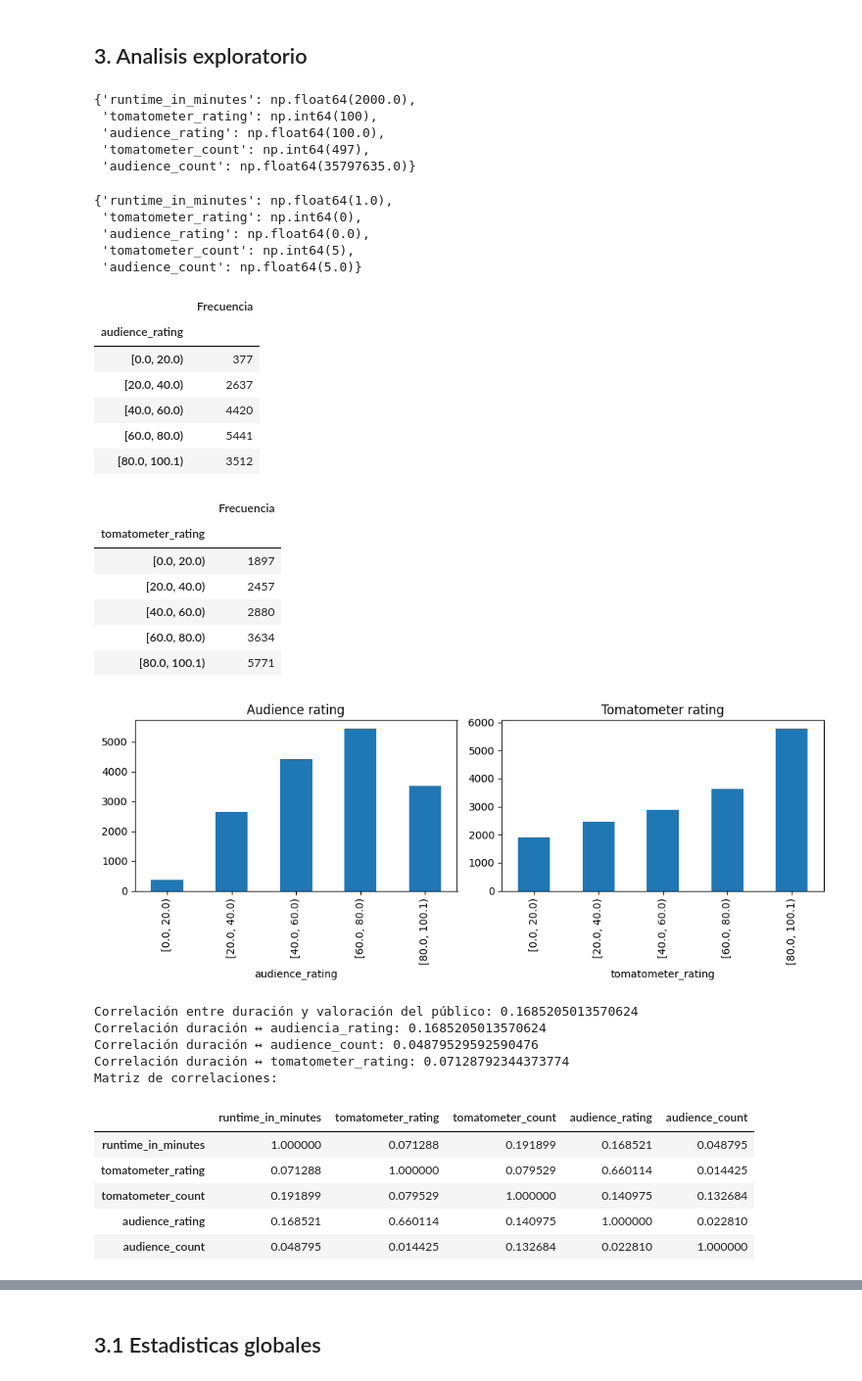
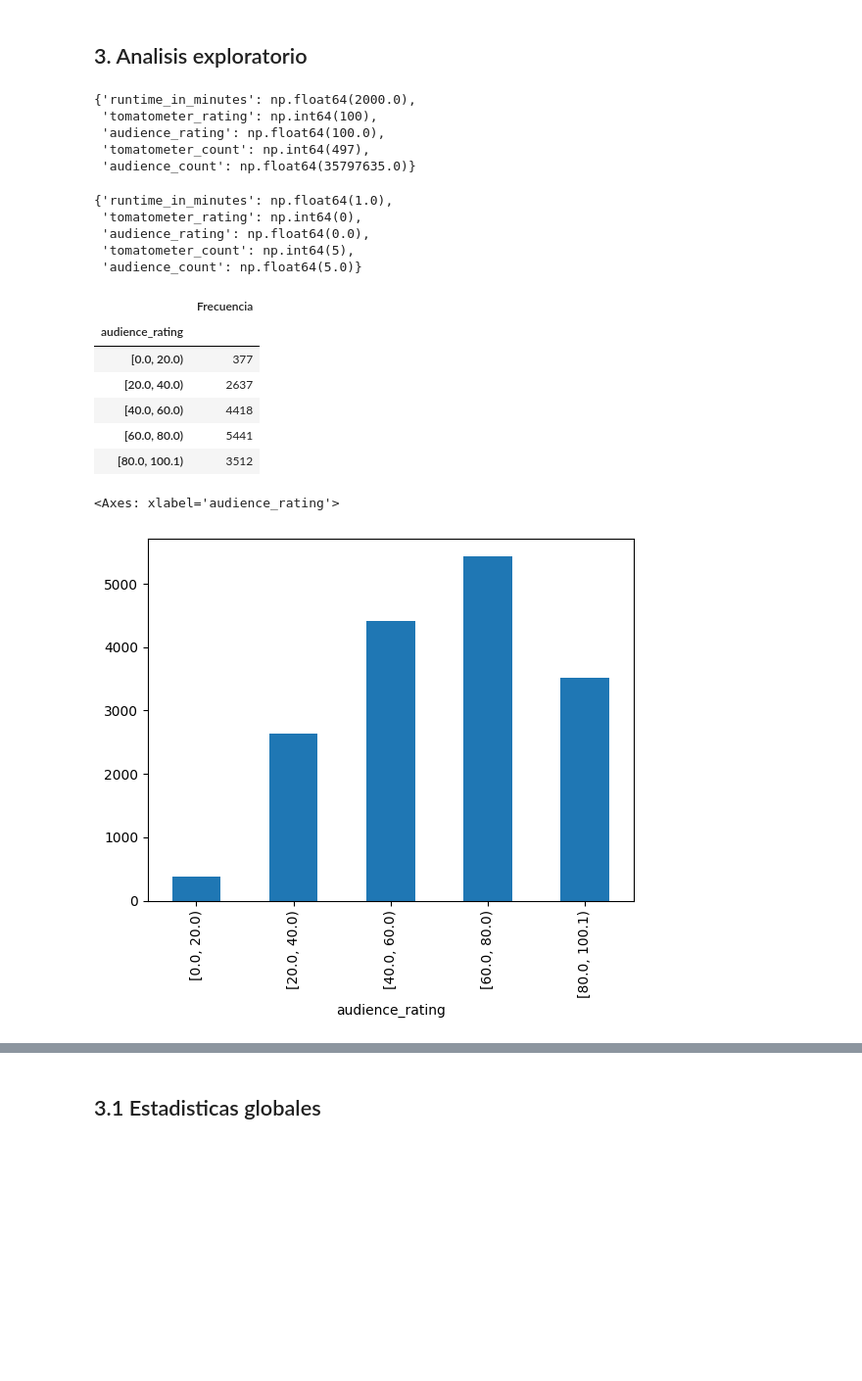
Before and after one commit to JoanMarcMM/RA2_AnalizarDataSet_RottenTomatoes_MarioJoanMarc, a Jupyter notebook: analisis/ficha.ipynb, the cells around one changed output, grey strips where cells are left out. Shown: that part at 98% size. Cells and saved outputs as stored; diff of their text form; code cells hidden in the pictures; blank space fills up the shorter version.

```diff
--- a/analisis/ficha.ipynb
+++ b/analisis/ficha.ipynb
@@ -273,7 +269,7 @@ Cantidad de votos
 # %%
 #tutorial de youtube que he seguido https://www.youtube.com/watch?v=r1ZVISvsaqU
 
-#Miro los maxioss
+#Miro los maximoss
 maximos = {
     'runtime_in_minutes': df['runtime_in_minutes'].max(),
     'tomatometer_rating': df['tomatometer_rating'].max(),
@@ -296,98 +292,36 @@ display(minimos)
 intervalos = 5
 
 #calcula los intervalos de cada atributo
 anchos_intervalos = {
     key: (maximos[key] - minimos[key]) / intervalos
     for key in maximos.keys()
 }
 anchos_intervalos
 
 #Hago la tabla de pfrequencias de audience_rating
-tabla_frecuencias_audience = pd.cut(df['audience_rating'],
+tabla_frecuencias = pd.cut(df['audience_rating'],
                           bins=intervalos,
                           right=False).value_counts().sort_index()
-display(tabla_frecuencias_audience.to_frame(name='Frecuencia'))
+display(tabla_frecuencias.to_frame(name='Frecuencia'))
 
-
-#Hago la tabla de pfrequencias de audience_rating
-tabla_frecuencias_tomatometer = pd.cut(df['tomatometer_rating'],
-                          bins=intervalos,
-                          right=False).value_counts().sort_index()
-display(tabla_frecuencias_tomatometer.to_frame(name='Frecuencia'))
-
-
-fig, axes = plt.subplots(1, 2, figsize=(10,4))
-
-tabla_frecuencias_audience.plot(kind='bar', ax=axes[0], title='Audience rating')
-tabla_frecuencias_tomatometer.plot(kind='bar', ax=axes[1], title='Tomatometer rating')
-
-plt.tight_layout()
-plt.show()
-
-correlacion = df['runtime_in_minutes'].corr(df['audience_rating'])
-print("Correlación entre duración y valoración del público:", correlacion)
-df[['runtime_in_minutes', 'audience_rating']].corr()
-
-corr_runtime_audience = df['runtime_in_minutes'].corr(df['audience_rating'])
-print("Correlación duración ↔ audiencia_rating:", corr_runtime_audience)
-
-corr_runtime_audience_count = df['runtime_in_minutes'].corr(df['audience_count'])
-print("Correlación duración ↔ audience_count:", corr_runtime_audience_count)
-
-corr_runtime_tomatometer = df['runtime_in_minutes'].corr(df['tomatometer_rating'])
-print("Correlación duración ↔ tomatometer_rating:", corr_runtime_tomatometer)
-
-cols = [
-    'runtime_in_minutes',
-    'tomatometer_rating',
-    'tomatometer_count',
-    'audience_rating',
-    'audience_count'
-]
-
-correlation_matrix = df[cols].corr()
-
-print("Matriz de correlaciones:")
-display(correlation_matrix)
-
-plt.matshow(correlation_matrix)
-plt.colorbar()
-plt.title("Correlaciones entre variables numéricas", pad=20)
-plt.show()
+tabla_frecuencias.plot(kind='bar')
 # %% [output]
 {'runtime_in_minutes': np.float64(2000.0),
  'tomatometer_rating': np.int64(100),
  'audience_rating': np.float64(100.0),
  'tomatometer_count': np.int64(497),
  'audience_count': np.float64(35797635.0)}
 {'runtime_in_minutes': np.float64(1.0),
  'tomatometer_rating': np.int64(0),
  'audience_rating': np.float64(0.0),
  'tomatometer_count': np.int64(5),
  'audience_count': np.float64(5.0)}
 |  | Frecuencia |
 | audience_rating |  |
 | [0.0, 20.0) | 377 |
 | [20.0, 40.0) | 2637 |
-| [40.0, 60.0) | 4420 |
+| [40.0, 60.0) | 4418 |
 | [60.0, 80.0) | 5441 |
 | [80.0, 100.1) | 3512 |
-|  | Frecuencia |
-| tomatometer_rating |  |
-| [0.0, 20.0) | 1897 |
-| [20.0, 40.0) | 2457 |
-| [40.0, 60.0) | 2880 |
-| [60.0, 80.0) | 3634 |
-| [80.0, 100.1) | 5771 |
+<Axes: xlabel='audience_rating'>
-[figure, old version]
+[figure, new version]
-Correlación entre duración y valoración del público: 0.1685205013570624
-Correlación duración ↔ audiencia_rating: 0.1685205013570624
-Correlación duración ↔ audience_count: 0.04879529592590476
-Correlación duración ↔ tomatometer_rating: 0.07128792344373774
-Matriz de correlaciones:
-|  | runtime_in_minutes | tomatometer_rating | tomatometer_count | audience_rating | audience_count |
-| runtime_in_minutes | 1.000000 | 0.071288 | 0.191899 | 0.168521 | 0.048795 |
-| tomatometer_rating | 0.071288 | 1.000000 | 0.079529 | 0.660114 | 0.014425 |
-| tomatometer_count | 0.191899 | 0.079529 | 1.000000 | 0.140975 | 0.132684 |
-| audience_rating | 0.168521 | 0.660114 | 0.140975 | 1.000000 | 0.022810 |
-| audience_count | 0.048795 | 0.014425 | 0.132684 | 0.022810 | 1.000000 |
```
Also changed, not shown: parts of 23 cells of this notebook.
